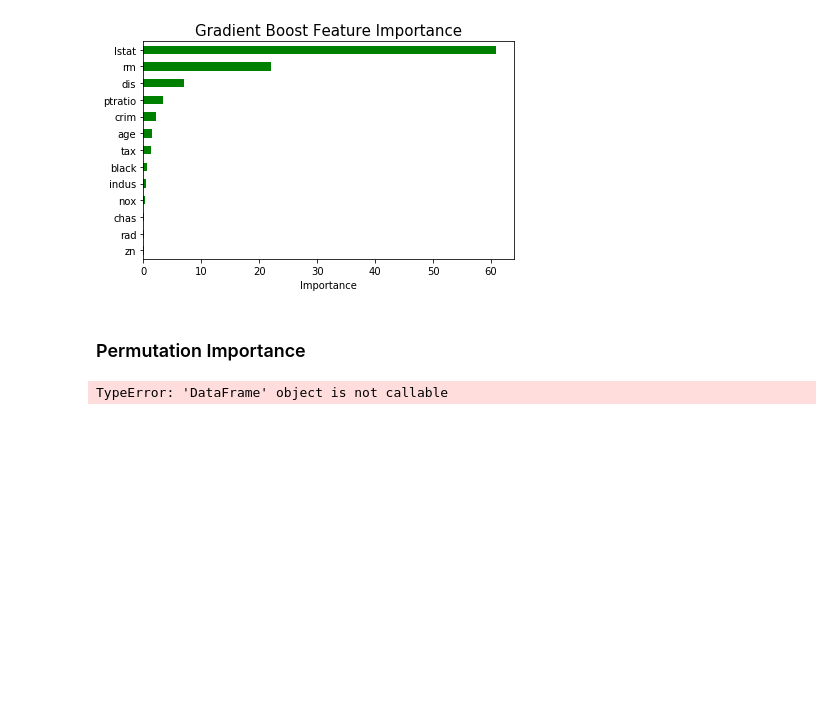
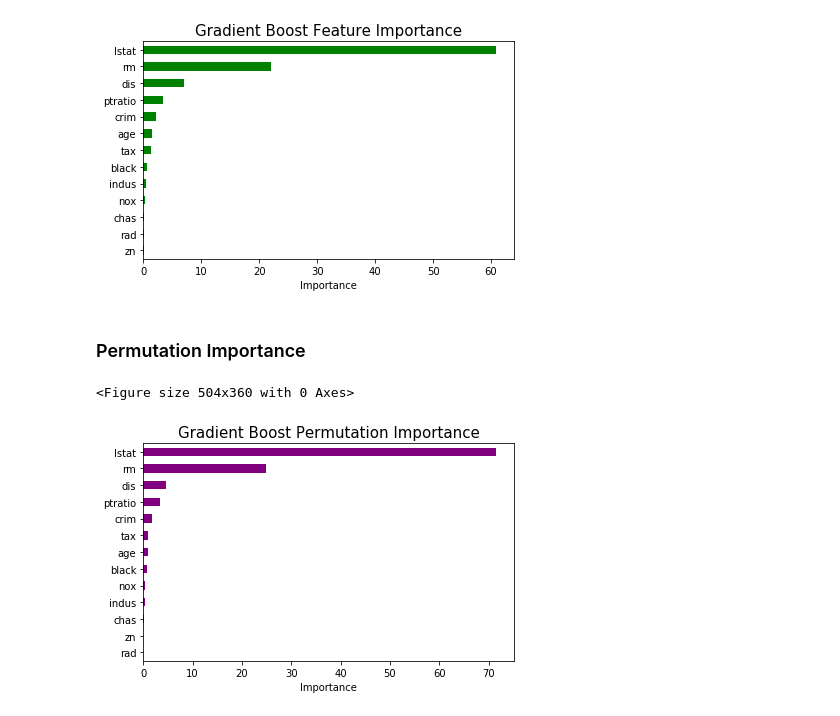
Before and after one commit to Morgan-Sell/islr-labs-exercises-python, a Jupyter notebook: labs/08_tree_based_methods.ipynb, the cells around one changed output. Cells and saved outputs as stored; diff of their text form; code cells hidden in the pictures; blank space fills up the shorter version.

Commit message:
completed gradient boost in ch 8 lab

```diff
--- a/labs/08_tree_based_methods.ipynb
+++ b/labs/08_tree_based_methods.ipynb
@@ -204,7 +201,7 @@ boston = pd.read_csv(url_path + '/data/Boston.csv')
 X = boston.drop('medv', axis=1)
 y = boston['medv']
 
-X_train, X_test, y_train, y_test = train_test_split(X, y, test_size=0.5, random_state=0)
+X_train, X_test, y_train, y_test = train_test_split(X.values, y.values, test_size=0.5, random_state=0)
 # %% [markdown]
 ## Bagging
 
@@ -266,6 +250,6 @@ plt.tight_layout();
 # %% [markdown]
 ### Permutation Importance
 # %%
-results = permutation_importance(regr3, X_test, y_test, n_repeats=10, random_state=1, n_jobs=-1)
-permutation_importance = pd.DataFrame({'importance': results.importances_mean*100}, index=X.columns)
+results3 = permutation_importance(regr3, X_test, y_test, n_repeats=10, random_state=1, n_jobs=-1)
+permutation_importance = pd.DataFrame({'importance': results3.importances_mean*100}, index=X.columns)
 permutation_importance.sort_values('importance', axis=0, ascending=True, inplace=True)
@@ -323,8 +321,15 @@ plt.tight_layout();
 # %% [markdown]
 ### Permutation Importance
 # %%
-results = permutation_importance(regr4, X_test, y_test, n_repeats=10, random_state=1, n_jobs=-1)
-permutation_importance = pd.DataFrame({'importance': results.importances_mean*100}, index=X.columns)
+results4 = permutation_importance(regr4, X_test, y_test, n_repeats=10, random_state=1, n_jobs=-1)
+permutation_importance = pd.DataFrame({'importance': results4.importances_mean*100}, index=X.columns)
 permutation_importance.sort_values('importance', axis=0, ascending=True, inplace=True)
-# %% [output]
-TypeError: 'DataFrame' object is not callable
+# %%
+plt.figure(figsize=(7,5))
+permutation_importance.plot(kind='barh', color='purple', legend=False)
+plt.title('Gradient Boost Permutation Importance', fontsize=15)
+plt.xlabel('Importance')
+plt.tight_layout();
+# %% [output]
+<Figure size 504x360 with 0 Axes>
+[figure, added]
```
Also changed, not shown: parts of 16 cells of this notebook.
